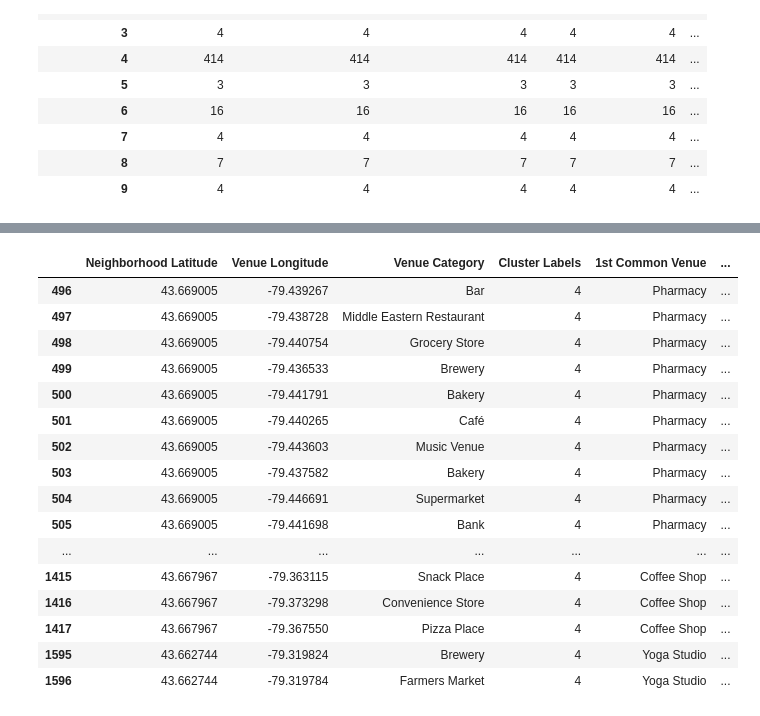
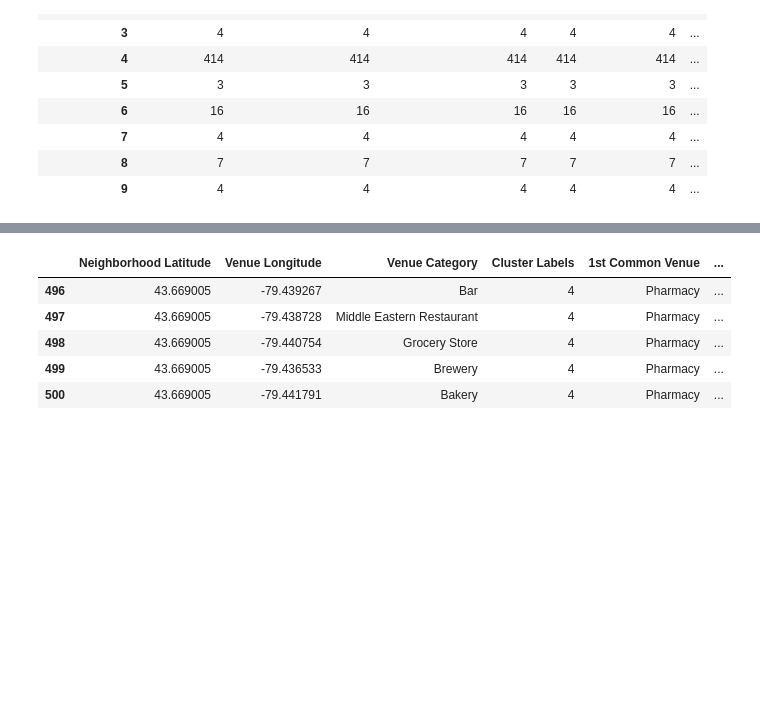
Before and after one commit to toddzs/Coursera_Capstone, a Jupyter notebook: Toronto Neighborhoods.ipynb, the cells around one changed output, grey strips where cells are left out. Drawn from its saved outputs; the diff is of its cells as text; code cells hidden in the pictures; blank space fills up the shorter version.

Commit message:
Published from Watson Studio.

```diff
--- a/Toronto Neighborhoods.ipynb
+++ b/Toronto Neighborhoods.ipynb
@@ -300,23 +290,13 @@ toronot_places.loc[toronot_places['Cluster Labels'] == 1, toronot_places.columns
 # %%
-toronot_places.loc[toronot_places['Cluster Labels'] == 4, toronot_places.columns[[1] + list(range(5, toronot_places.shape[1]))]]
+cluster4 = toronot_places.loc[toronot_places['Cluster Labels'] == 4, toronot_places.columns[[1] + list(range(5, toronot_places.shape[1]))]]
+cluster4.head()
 # %% [output]
 |  | Neighborhood Latitude | Venue Longitude | Venue Category | Cluster Labels | 1st Common Venue | ... |
 | 496 | 43.669005 | -79.439267 | Bar | 4 | Pharmacy | ... |
 | 497 | 43.669005 | -79.438728 | Middle Eastern Restaurant | 4 | Pharmacy | ... |
 | 498 | 43.669005 | -79.440754 | Grocery Store | 4 | Pharmacy | ... |
 | 499 | 43.669005 | -79.436533 | Brewery | 4 | Pharmacy | ... |
 | 500 | 43.669005 | -79.441791 | Bakery | 4 | Pharmacy | ... |
-| 501 | 43.669005 | -79.440265 | Café | 4 | Pharmacy | ... |
-| 502 | 43.669005 | -79.443603 | Music Venue | 4 | Pharmacy | ... |
-| 503 | 43.669005 | -79.437582 | Bakery | 4 | Pharmacy | ... |
-| 504 | 43.669005 | -79.446691 | Supermarket | 4 | Pharmacy | ... |
-| 505 | 43.669005 | -79.441698 | Bank | 4 | Pharmacy | ... |
-| ... | ... | ... | ... | ... | ... | ... |
-| 1415 | 43.667967 | -79.363115 | Snack Place | 4 | Coffee Shop | ... |
-| 1416 | 43.667967 | -79.373298 | Convenience Store | 4 | Coffee Shop | ... |
-| 1417 | 43.667967 | -79.367550 | Pizza Place | 4 | Coffee Shop | ... |
-| 1595 | 43.662744 | -79.319824 | Brewery | 4 | Yoga Studio | ... |
-| 1596 | 43.662744 | -79.319784 | Farmers Market | 4 | Yoga Studio | ... |
 # %%
 #map the clusters using folium
 map_clusters = folium.Map(location=[latitude, longitude], zoom_start=12)
```
Also changed, not shown: parts of 1 cell of this notebook.
